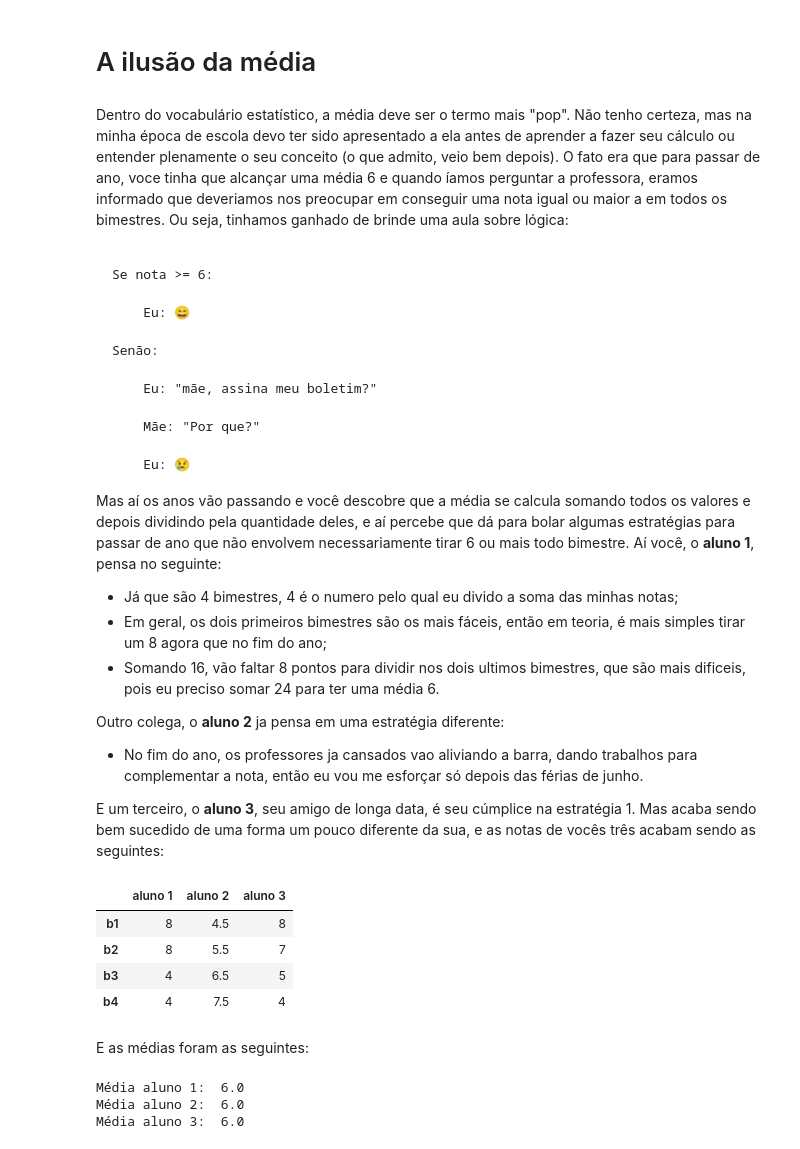
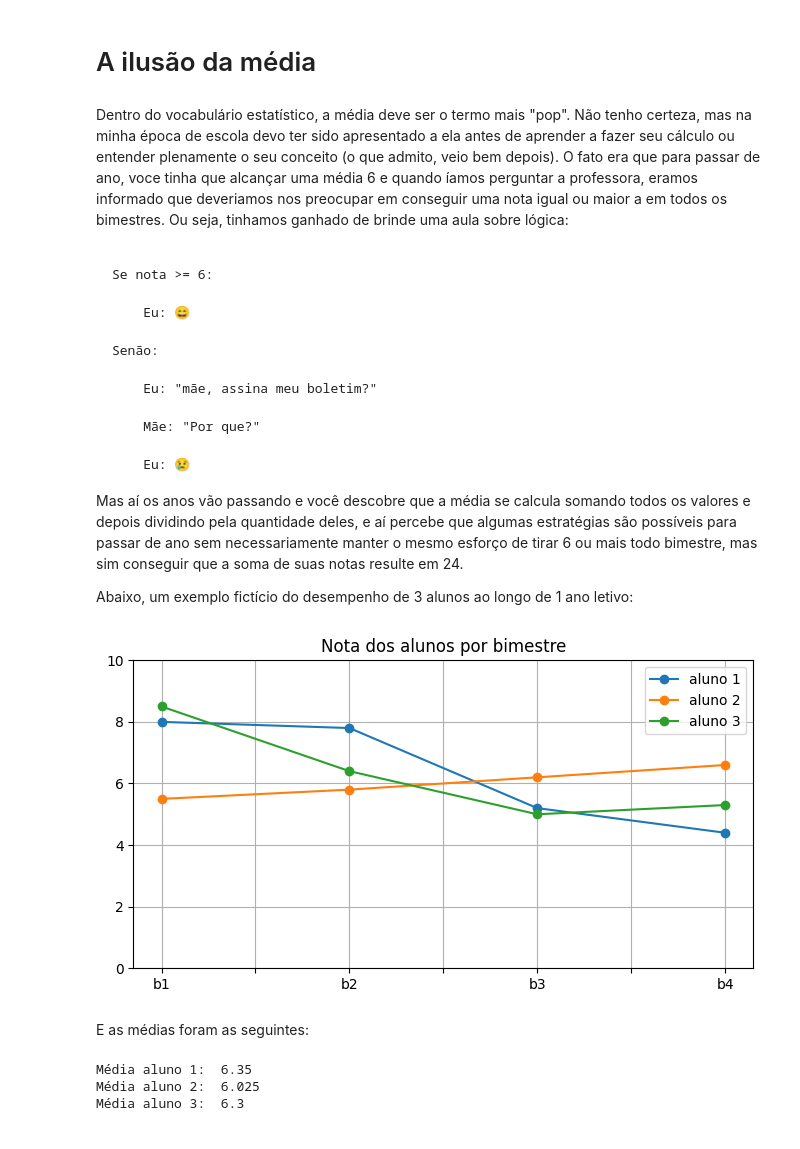
Before and after one commit to gzaltran/data-analysis, a Jupyter notebook: comportamento_dados_media.ipynb, the cells around one changed output. Drawn from its saved outputs; the diff is of its cells as text; code cells hidden in the pictures.

```diff
--- a/comportamento_dados_media.ipynb
+++ b/comportamento_dados_media.ipynb
@@ -6,7 +5,7 @@ import plotly.express as px
 # %%
-notas = {'aluno 1':[8,8,4,4],
-         'aluno 2':[4.5,5.5,6.5,7.5],
-         'aluno 3':[8,7,5,4]}
+notas = {'aluno 1':[8,7.8,5.2,4.4],
+         'aluno 2':[5.5,5.8,6.2,6.6],
+         'aluno 3':[8.5,6.4,5,5.3]}
 periodo = ['b1','b2','b3','b4']
 df_notas = pd.DataFrame(notas, index=periodo)
 # %% [markdown]
@@ -23,24 +22,14 @@ O fato era que para passar de ano, voce tinha que alcançar uma média 6 e quand
 <br>    Eu: 😢
 </pre>
 
-Mas aí os anos vão passando e você descobre que a média se calcula somando todos os valores e depois dividindo pela quantidade deles, e aí percebe que dá para bolar algumas estratégias para passar de ano que não envolvem necessariamente tirar 6 ou mais todo bimestre.
-Aí você, o <b>aluno 1</b>, pensa no seguinte:
-* Já que são 4 bimestres, 4 é o numero pelo qual eu divido a soma das minhas notas;
-* Em geral, os dois primeiros bimestres são os mais fáceis, então em teoria, é mais simples tirar um 8 agora que no fim do ano;
-* Somando 16, vão faltar 8 pontos para dividir nos dois ultimos bimestres, que são mais dificeis, pois eu preciso somar 24 para ter uma média 6.
+Mas aí os anos vão passando e você descobre que a média se calcula somando todos os valores e depois dividindo pela quantidade deles, e aí percebe que algumas estratégias são possíveis para passar de ano sem necessariamente manter o mesmo esforço de tirar 6 ou mais todo bimestre, mas sim conseguir que a soma de suas notas resulte em 24.
 
-Outro colega, o <b>aluno 2</b> ja pensa em uma estratégia diferente:
-* No fim do ano, os professores ja cansados vao aliviando a barra, dando trabalhos para complementar a nota, então eu vou me esforçar só depois das férias de junho.
-
-E um terceiro, o <b>aluno 3</b>, seu amigo de longa data, é seu cúmplice na estratégia 1. Mas acaba sendo bem sucedido de uma forma um pouco diferente da sua, e as notas de vocês três acabam sendo as seguintes:
+Abaixo, um exemplo fictício do desempenho de 3 alunos ao longo de 1 ano letivo:
-# %%
-df_notas
-# %% [output]
-|  | aluno 1 | aluno 2 | aluno 3 |
-| b1 | 8 | 4.5 | 8 |
-| b2 | 8 | 5.5 | 7 |
-| b3 | 4 | 6.5 | 5 |
-| b4 | 4 | 7.5 | 4 |
+# %%
+df_notas[['aluno 1','aluno 2','aluno 3']].plot(title='Nota dos alunos por bimestre', marker='o', grid=True, figsize=(8,4))
+plt.ylim(0, 10);
+# %% [output]
+[figure, added]
 # %% [markdown]
 E as médias foram as seguintes:
 # %%
@@ -48,6 +37,6 @@ print(f'Média aluno 1: ', df_notas['aluno 1'].mean())
 print(f'Média aluno 2: ', df_notas['aluno 2'].mean())
 print(f'Média aluno 3: ', df_notas['aluno 3'].mean())
 # %% [output]
-Média aluno 1:  6.0
-Média aluno 2:  6.0
-Média aluno 3:  6.0
+Média aluno 1:  6.35
+Média aluno 2:  6.025
+Média aluno 3:  6.3
```
Also changed, not shown: parts of 3 cells of this notebook.
